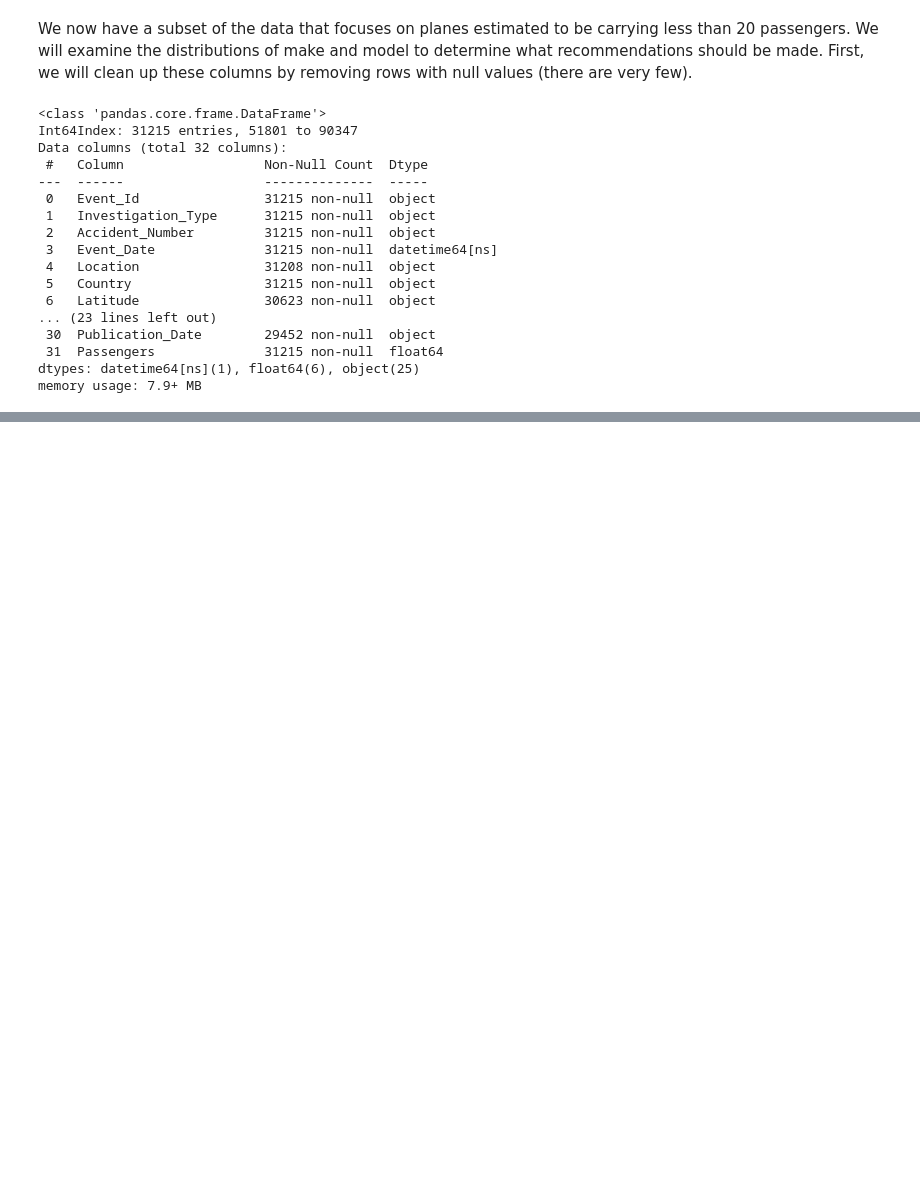
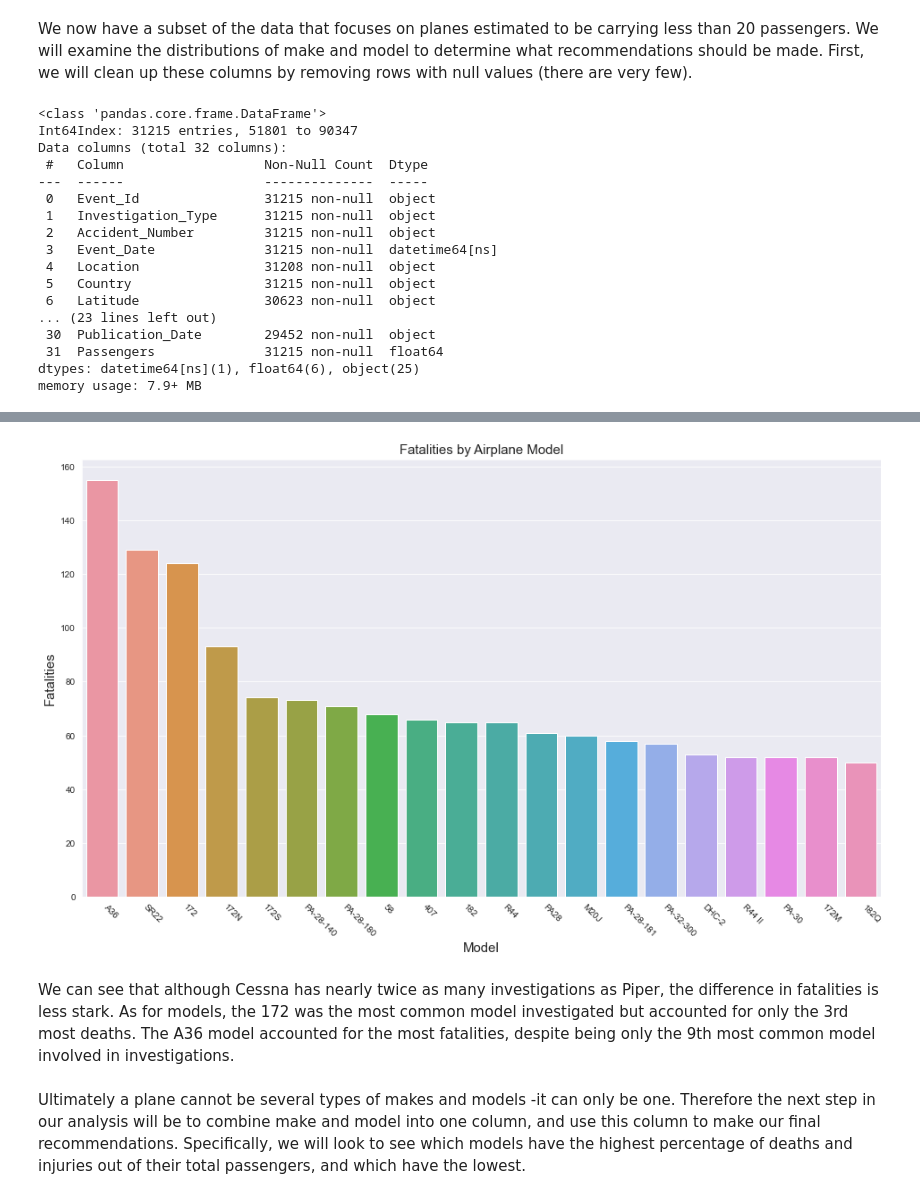
Before and after one commit to jtjohn172/Aviation-Data-Analysis-Project, a Jupyter notebook: notebooks/private-planes.ipynb, the cells around one changed output, grey strips where cells are left out. Saved outputs shown, nothing was run; the diff lists cells and outputs as text; code cells hidden in the pictures; blank space fills up the shorter version.

```diff
--- a/notebooks/private-planes.ipynb
+++ b/notebooks/private-planes.ipynb
@@ -142,0 +178,16 @@ ax.bar(private_planes['Make'].value_counts().index, private_planes['Make'].value
+# %%
+fatalities=private_planes.groupby('Model')['Total_Fatal_Injuries'].sum().sort_values(ascending=False)
+
+fig, ax=plt.subplots(figsize=(16,9))
+sns.set_style('darkgrid')
+f=sns.barplot(data=private_planes, x=fatalities.index[:20], y=fatalities.values[:20])
+f.set_title('Fatalities by Airplane Model', fontsize=15)
+f.set_xlabel('Model', fontsize=15)
+f.set_ylabel('Fatalities', fontsize=15)
+f.set_xticklabels(fatalities.index[:20], rotation=-45, ha='left');
+# %% [output]
+[figure, added]
+# %% [markdown]
+We can see that although Cessna has nearly twice as many investigations as Piper, the difference in fatalities is less stark. As for models, the 172 was the most common model investigated but accounted for only the 3rd most deaths. The A36 model accounted for the most fatalities, despite being only the 9th most common model involved in investigations.
+# %% [markdown]
+Ultimately a plane cannot be several types of makes and models -it can only be one. Therefore the next step in our analysis will be to combine make and model into one column, and use this column to make our final recommendations. Specifically, we will look to see which models have the highest percentage of deaths and injuries out of their total passengers, and which have the lowest.
```
Also changed, not shown: parts of 7 cells of this notebook.
